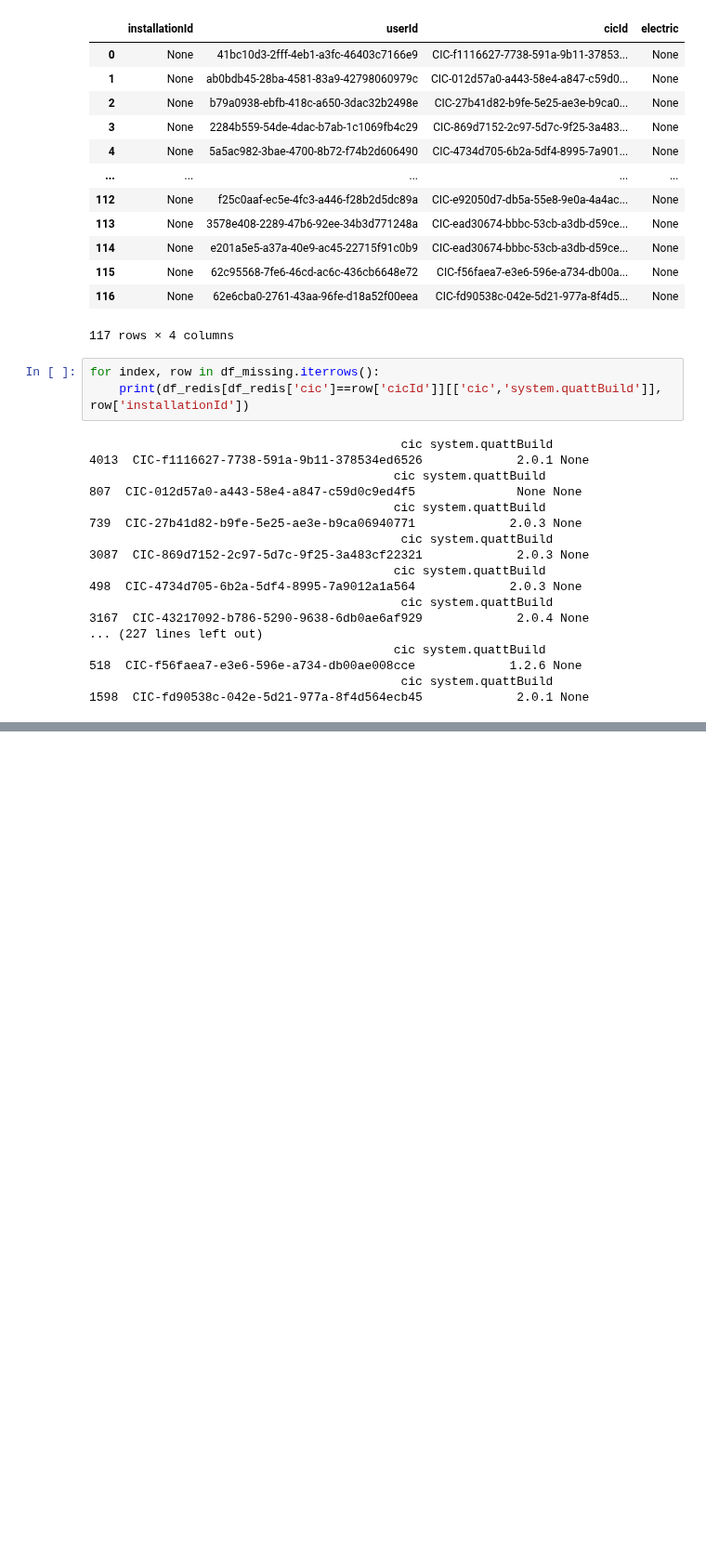
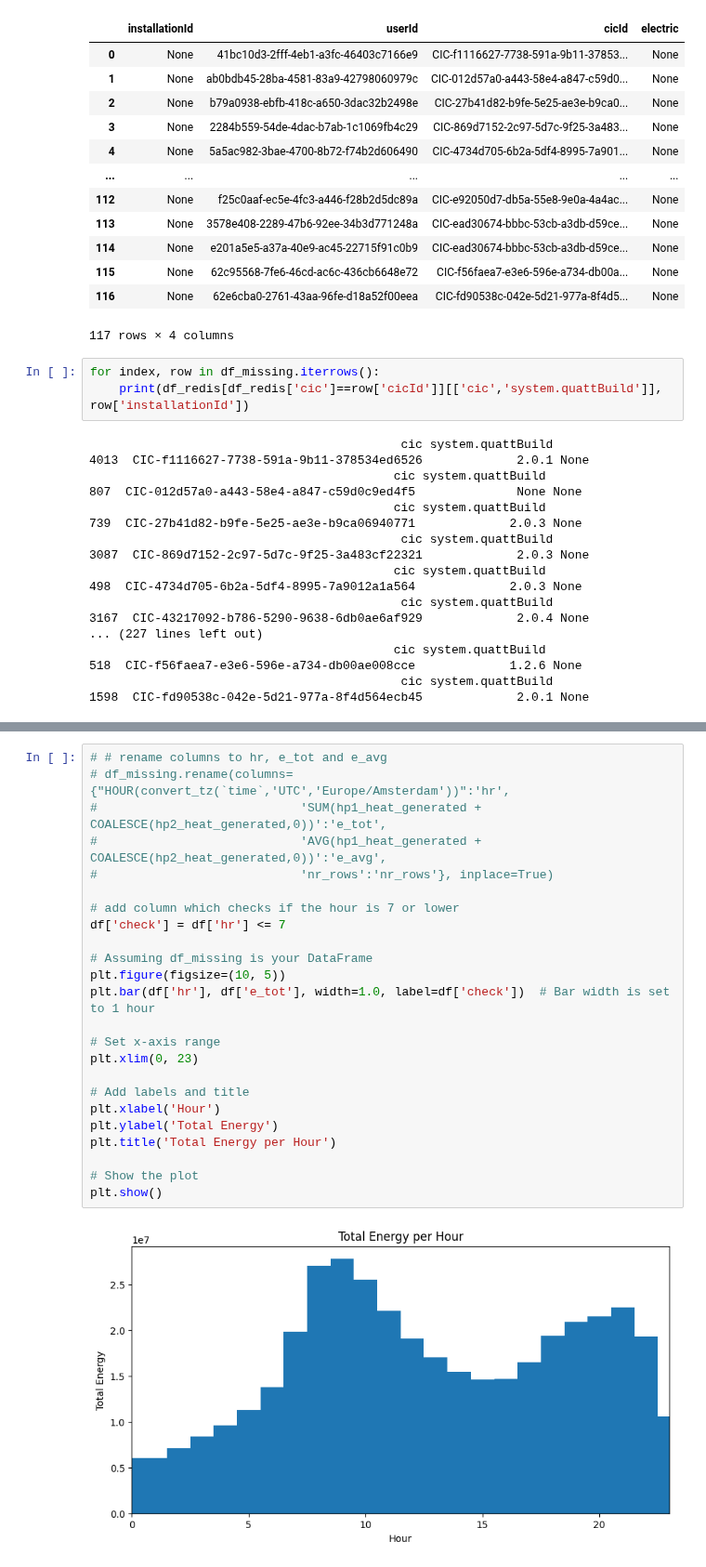
Before and after one commit to season0112/quatt_data_analysis, a Jupyter notebook: power-energy-calculations/historical-data/energyConsumptionTableCheck.ipynb, the cells around one changed output, grey strips where cells are left out. Shown at 93% size. Drawn from its saved outputs; the diff is of its cells as text; blank space fills up the shorter version.

```diff
--- a/power-energy-calculations/historical-data/energyConsumptionTableCheck.ipynb
+++ b/power-energy-calculations/historical-data/energyConsumptionTableCheck.ipynb
@@ -290,0 +344,26 @@ for index, row in df_missing.iterrows():
+# %%
+# # rename columns to hr, e_tot and e_avg
+# df_missing.rename(columns={"HOUR(convert_tz(`time`,'UTC','Europe/Amsterdam'))":'hr',
+#                            'SUM(hp1_heat_generated + COALESCE(hp2_heat_generated,0))':'e_tot',
+#                            'AVG(hp1_heat_generated + COALESCE(hp2_heat_generated,0))':'e_avg',
+#                            'nr_rows':'nr_rows'}, inplace=True)
+
+# add column which checks if the hour is 7 or lower
+df['check'] = df['hr'] <= 7
+
+# Assuming df_missing is your DataFrame
+plt.figure(figsize=(10, 5))
+plt.bar(df['hr'], df['e_tot'], width=1.0, label=df['check'])  # Bar width is set to 1 hour
+
+# Set x-axis range
+plt.xlim(0, 23)
+
+# Add labels and title
+plt.xlabel('Hour')
+plt.ylabel('Total Energy')
+plt.title('Total Energy per Hour')
+
+# Show the plot
+plt.show()
+# %% [output]
+[figure, added]
```
Also changed, not shown: parts of 6 cells of this notebook, 4 other files.
